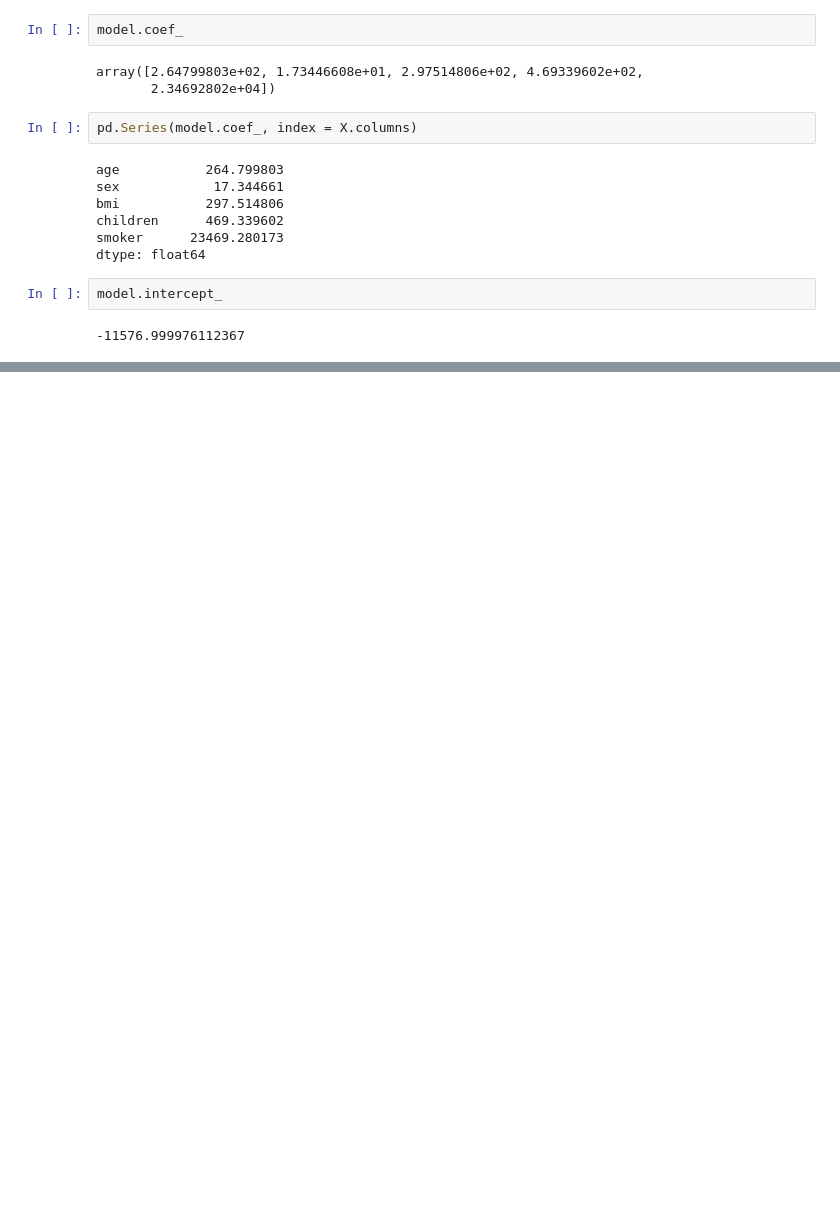
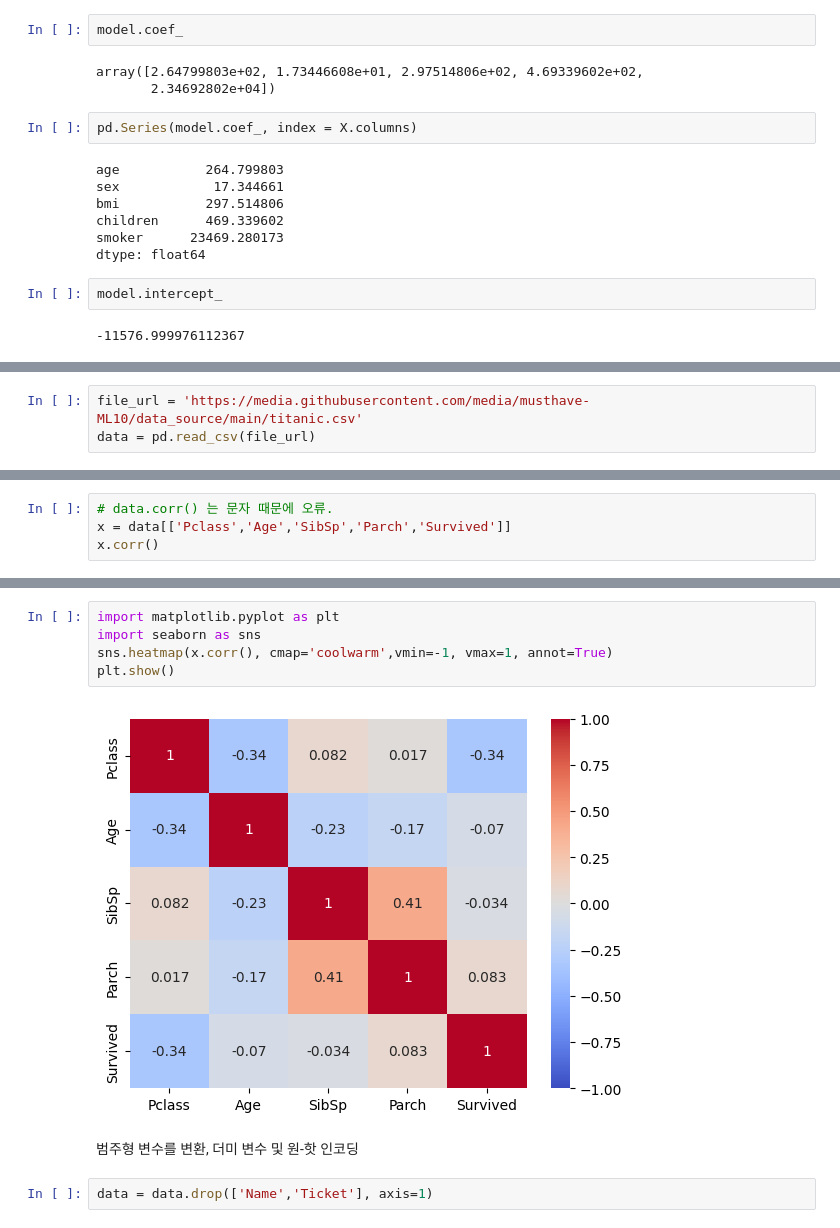
Before and after one commit to gracesjy/mldl_study, a Jupyter notebook: 코랩에서 바로 git 으로 올리기.ipynb, the cells around one changed output, grey strips where cells are left out. Cells and saved outputs as stored; diff of their text form; blank space fills up the shorter version.

```diff
--- a/코랩에서 바로 git 으로 올리기.ipynb
+++ b/코랩에서 바로 git 으로 올리기.ipynb
@@ -228,0 +232,3 @@ model.intercept_
+# %%
+file_url = 'https://media.githubusercontent.com/media/musthave-ML10/data_source/main/titanic.csv'
+data = pd.read_csv(file_url)
@@ -228,0 +275,4 @@ model.intercept_
+# %%
+# data.corr() 는 문자 때문에 오류.
+x = data[['Pclass','Age','SibSp','Parch','Survived']]
+x.corr()
@@ -228,0 +286,11 @@ model.intercept_
+# %%
+import matplotlib.pyplot as plt
+import seaborn as sns
+sns.heatmap(x.corr(), cmap='coolwarm',vmin=-1, vmax=1, annot=True)
+plt.show()
+# %% [output]
+[figure, added]
+# %% [markdown]
+범주형 변수를 변환,  더미 변수 및 원-핫 인코딩
+# %%
+data = data.drop(['Name','Ticket'], axis=1)
```
Also changed, not shown: parts of 15 cells of this notebook.
